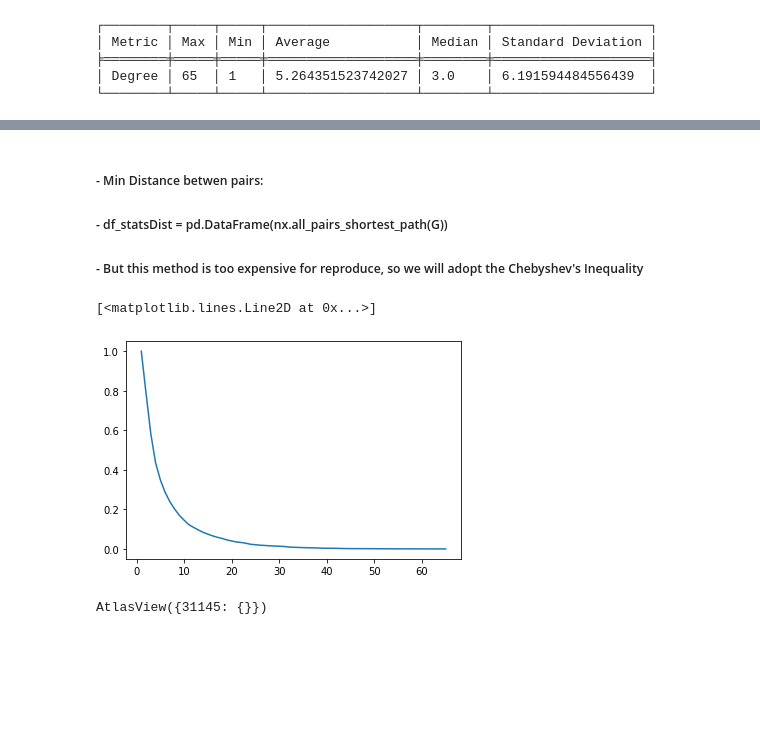
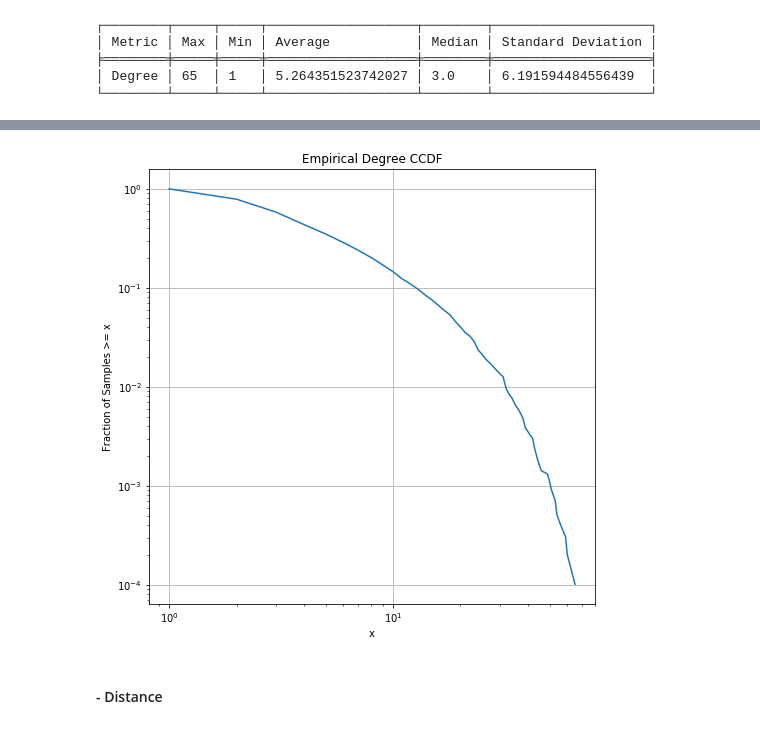
Before and after one commit to hieifn/redes-complexas, a Jupyter notebook: Trabalho1 - Redes Complexas.ipynb, the cells around one changed output, grey strips where cells are left out. Saved outputs shown, nothing was run; the diff lists cells and outputs as text; code cells hidden in the pictures; blank space fills up the shorter version.

```diff
--- a/Trabalho1 - Redes Complexas.ipynb
+++ b/Trabalho1 - Redes Complexas.ipynb
@@ -104,9 +106,3 @@ print(tt.to_string(data, header=[ "Metric" , "Max", "Min", "Average", "Median",
 ╞════════╪═════╪═════╪═══════════════════╪════════╪════════════════════╡
 │ Degree │ 65  │ 1   │ 5.264351523742027 │ 3.0    │ 6.191594484556439  │
 └────────┴─────┴─────┴───────────────────┴────────┴────────────────────┘
-# %%
-fig, ax = plt.subplots(nrows=1, ncols=1, figsize=(8,5))
-ax.hist(df_stats['Degree'], bins=100)
-ax.set_yscale('log')
-ax.grid(True)
-ax.set_ylabel('frequency'), ax.set_xlabel('bins'), ax.set_title('Degrees Histogram')
@@ -118,14 +108,0 @@ ax.set_ylabel('frequency'), ax.set_xlabel('bins'), ax.set_title('Degrees Histogr
-# %% [markdown]
-##### - Min Distance betwen pairs:
-##### - df_statsDist = pd.DataFrame(nx.all_pairs_shortest_path(G))
-##### - But this method is too expensive for reproduce, so we will adopt the Chebyshev's Inequality
-# %%
-import powerlaw
-import numpy as np
-data = np.arange(100) # data can be list or numpy array
-# %%
-x,y = powerlaw.ccdf(df_stats['Degree'])
-plt.plot(x,y)
-# %% [output]
-[<matplotlib.lines.Line2D at 0x...>]
-[figure, removed]
@@ -137,4 +109,17 @@ R, p = results.distribution_compare('power_law', 'lognormal')
-# %%
-G[27892]
-# %% [output]
-AtlasView({31145: {}})
+# %%
+## Defining a function for plotting the CCDF that will be largely used in this work
+def empiricalCCDF(typo, dataset, data) :
+    x,y = powerlaw.ccdf(data)
+    fig, ax = plt.subplots(nrows=1, ncols=1, figsize=(8,8))
+    ax.set_title("Empirical {} CCDF".format(typo))
+    ax.plot(x, y)
+    ax.set_xscale("log"), ax.set_yscale("log")
+    ax.set_xlabel("x"), ax.set_ylabel("Fraction of Samples >= x")
+    ax.grid(True)
+    plt.savefig("./images/{}_empirical_ccdf_{}.png".format(dataset,typo), bbox_inches="tight")
+
+empiricalCCDF("Degree", "ColabData", df_stats['Degree'])
+# %% [output]
+[figure, added]
+# %% [markdown]
+#### - Distance
```
Also changed, not shown: parts of 26 cells of this notebook, 3 other files.
